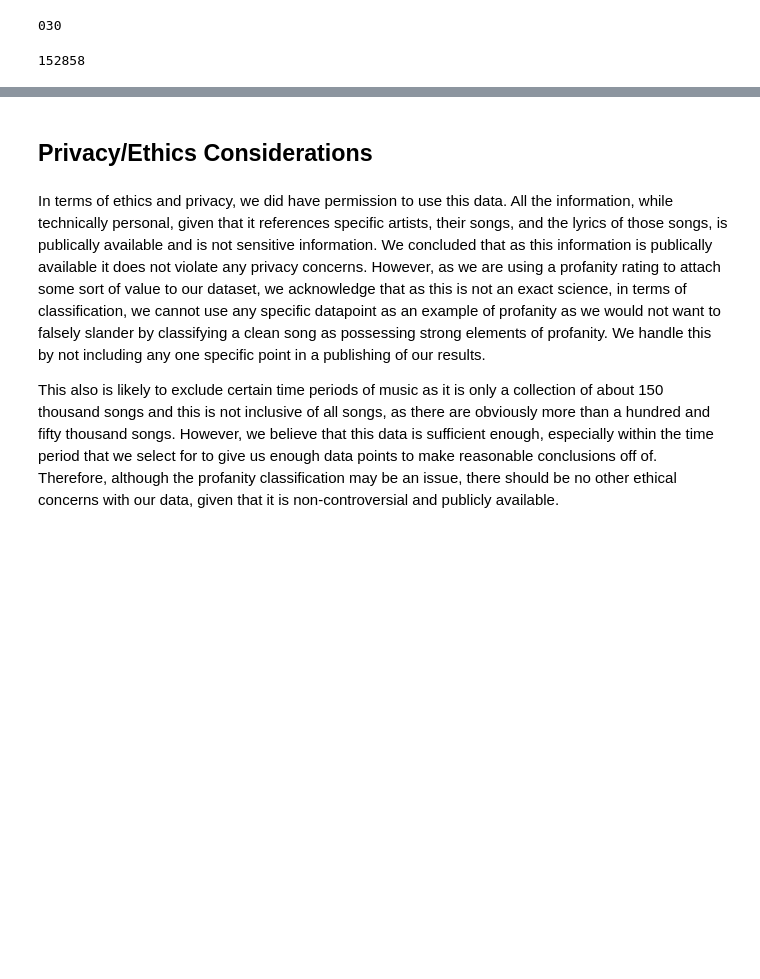
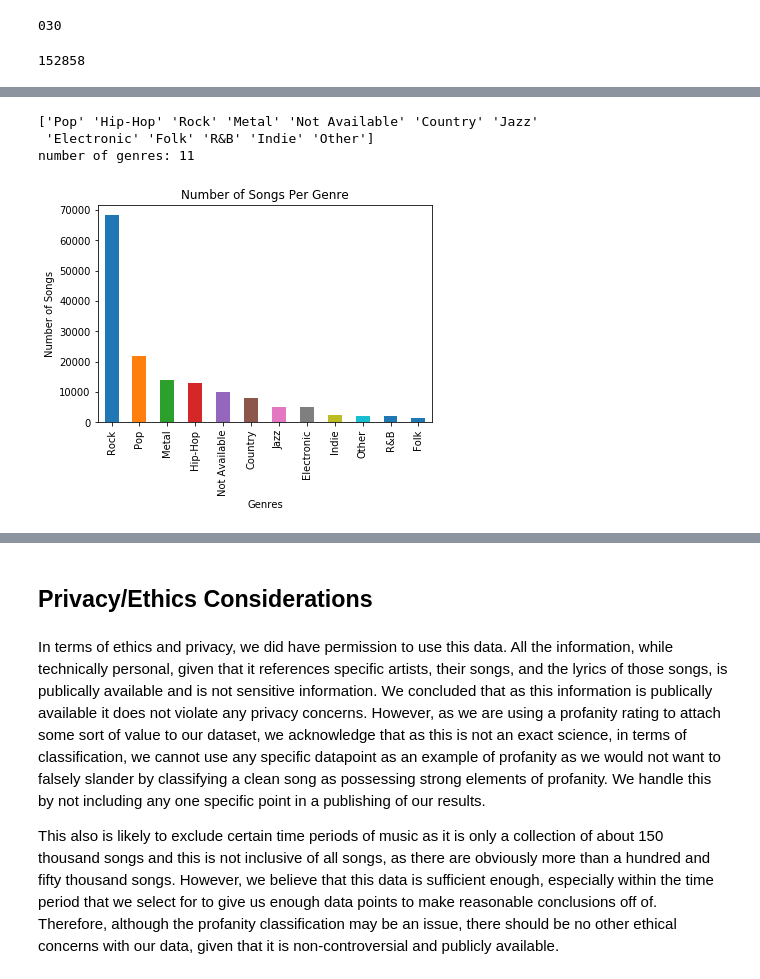
Before and after one commit to igneel73/Swearpop, a Jupyter notebook: Final Report.ipynb, the cells around one changed output, grey strips where cells are left out. Saved outputs shown, nothing was run; the diff lists cells and outputs as text; code cells hidden in the pictures; blank space fills up the shorter version.

```diff
--- a/Final Report.ipynb
+++ b/Final Report.ipynb
@@ -419,0 +218,15 @@ Average Profanity for year 2016 is 6.745044429254955
+# %%
+# summary, and description of data
+genres = raw_data["genre"].unique()
+print(genres)
+print("number of genres: " + str(len(genres)- 1))
+
+ax = raw_data["genre"].value_counts().plot.bar(title="Number of Songs Per Genre")
+ax.set_xlabel("Genres")
+ax.set_ylabel("Number of Songs")
+f1 = plt.gcf()
+# %% [output]
+['Pop' 'Hip-Hop' 'Rock' 'Metal' 'Not Available' 'Country' 'Jazz'
+ 'Electronic' 'Folk' 'R&B' 'Indie' 'Other']
+number of genres: 11
+[figure, added]
```
Also changed, not shown: parts of 46 cells of this notebook.
